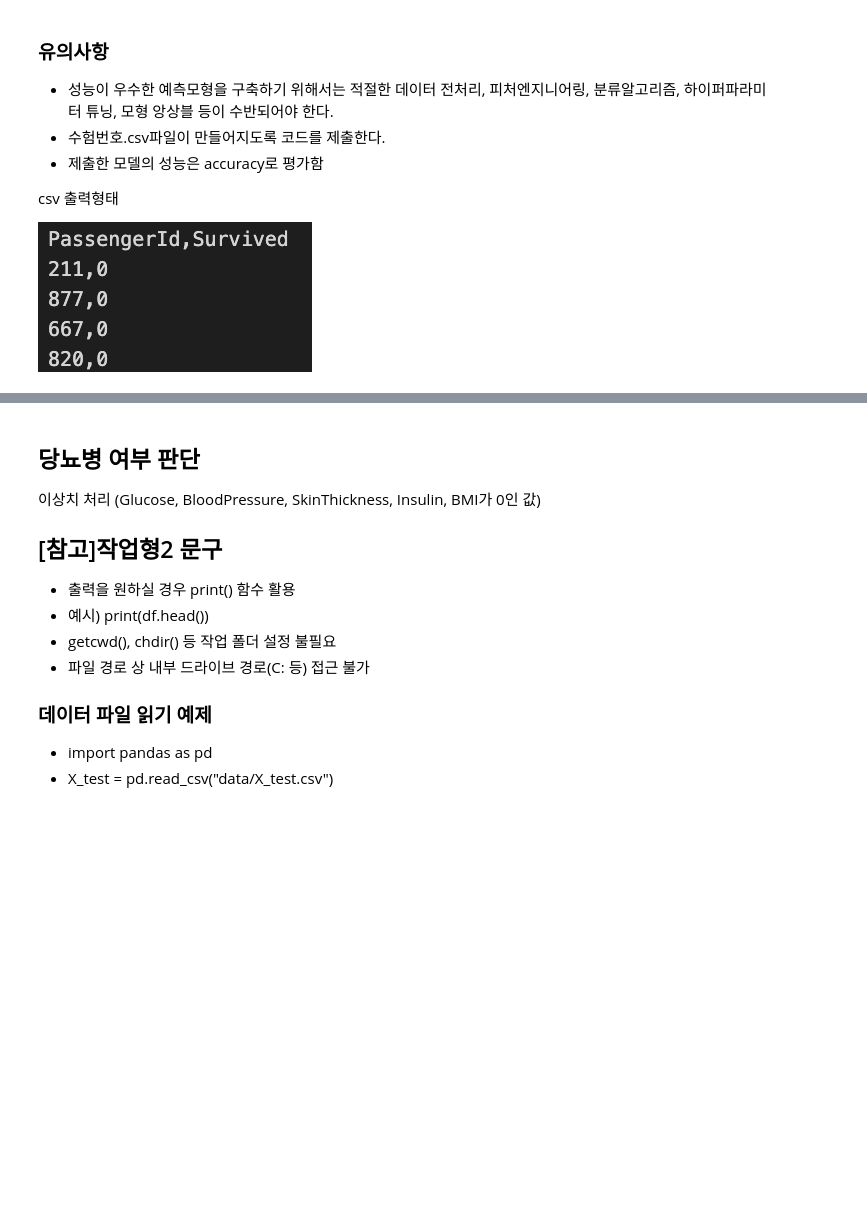
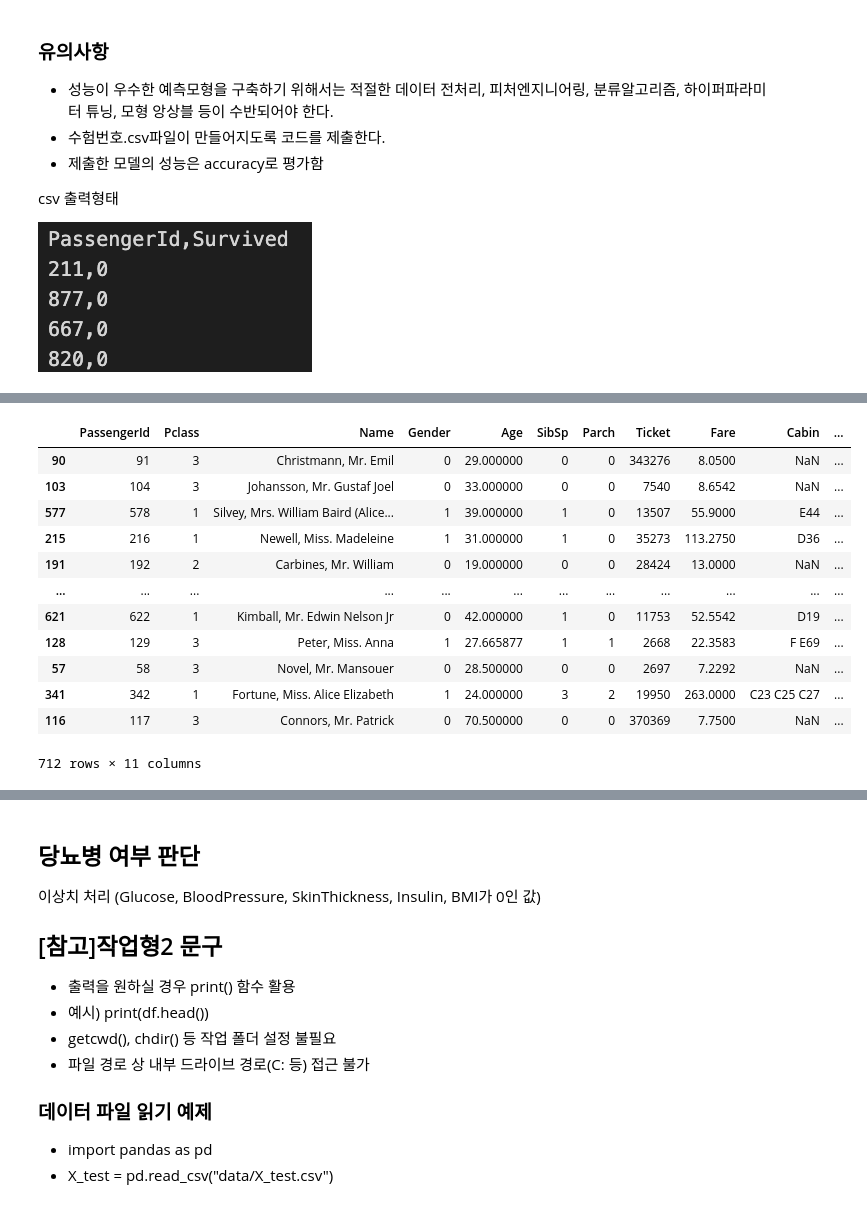
Before and after one commit to Youngpyoryu/Lecture_Note, a Jupyter notebook: 빅데이터분석기사/4일차/4일차.ipynb, the cells around one changed output, grey strips where cells are left out. Cells and saved outputs as stored; diff of their text form; code cells hidden in the pictures; blank space fills up the shorter version.

```diff
--- a/빅데이터분석기사/4일차/4일차.ipynb
+++ b/빅데이터분석기사/4일차/4일차.ipynb
@@ -21,0 +273,16 @@ csv 출력형태
+# %%
+X_train
+# %% [output]
+|  | PassengerId | Pclass | Name | Gender | Age | SibSp | Parch | Ticket | Fare | Cabin | ... |
+| 90 | 91 | 3 | Christmann, Mr. Emil | 0 | 29.000000 | 0 | 0 | 343276 | 8.0500 | NaN | ... |
+| 103 | 104 | 3 | Johansson, Mr. Gustaf Joel | 0 | 33.000000 | 0 | 0 | 7540 | 8.6542 | NaN | ... |
+| 577 | 578 | 1 | Silvey, Mrs. William Baird (Alice... | 1 | 39.000000 | 1 | 0 | 13507 | 55.9000 | E44 | ... |
+| 215 | 216 | 1 | Newell, Miss. Madeleine | 1 | 31.000000 | 1 | 0 | 35273 | 113.2750 | D36 | ... |
+| 191 | 192 | 2 | Carbines, Mr. William | 0 | 19.000000 | 0 | 0 | 28424 | 13.0000 | NaN | ... |
+| ... | ... | ... | ... | ... | ... | ... | ... | ... | ... | ... | ... |
+| 621 | 622 | 1 | Kimball, Mr. Edwin Nelson Jr | 0 | 42.000000 | 1 | 0 | 11753 | 52.5542 | D19 | ... |
+| 128 | 129 | 3 | Peter, Miss. Anna | 1 | 27.665877 | 1 | 1 | 2668 | 22.3583 | F E69 | ... |
+| 57 | 58 | 3 | Novel, Mr. Mansouer | 0 | 28.500000 | 0 | 0 | 2697 | 7.2292 | NaN | ... |
+| 341 | 342 | 1 | Fortune, Miss. Alice Elizabeth | 1 | 24.000000 | 3 | 2 | 19950 | 263.0000 | C23 C25 C27 | ... |
+| 116 | 117 | 3 | Connors, Mr. Patrick | 0 | 70.500000 | 0 | 0 | 370369 | 7.7500 | NaN | ... |
+712 rows × 11 columns
```
Also changed, not shown: parts of 74 cells of this notebook.
